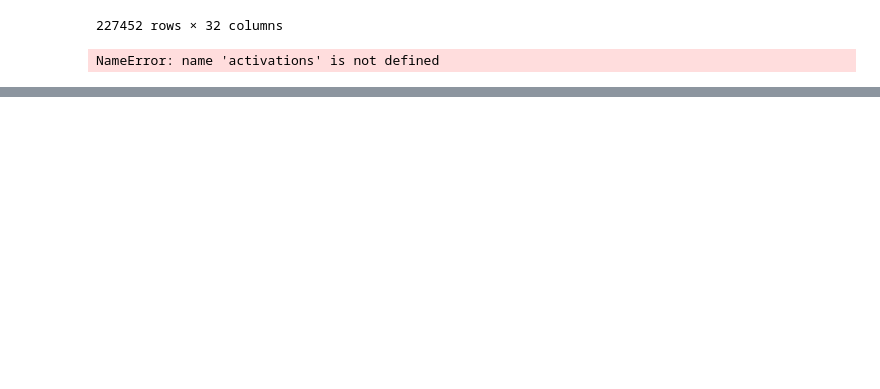
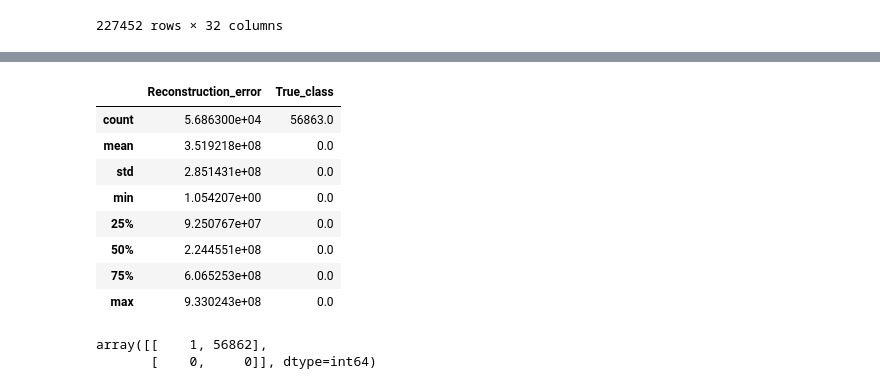
Before and after one commit to MlekoZjad/ML_2024, a Jupyter notebook: Credit fraud.ipynb, the cells around one changed output, grey strips where cells are left out. Cells and saved outputs as stored; diff of their text form; code cells hidden in the pictures; blank space fills up the shorter version.

```diff
--- a/Credit fraud.ipynb
+++ b/Credit fraud.ipynb
@@ -364,8 +366,9 @@ autoencoder = models.Sequential([encoder, decoder])
 
 # autoencoder
 autoencoder.compile(
-loss=losses.MSE,
+loss=losses.MeanSquaredError(),
+#loss=losses.MSE,
 optimizer=optimizers.Adam(),
-metrics=[metrics.mean_squared_error])
+# metrics=[metrics.mean_squared_error])
+metrics=[metrics.MeanSquaredError()]
+)
-# %% [output]
-NameError: name 'activations' is not defined
@@ -371,0 +377,8 @@ NameError: name 'activations' is not defined
+# %%
+import numpy as np
+test_x_predictions = autoencoder.predict(X_test)
+mse = np.mean(np.power(X_test - test_x_predictions, 2), axis=1)
+error_df = pd.DataFrame({'Reconstruction_error': mse,
+'True_class': y_test})
+error_df.describe()
+# %% [output]
@@ -371,0 +386,18 @@ NameError: name 'activations' is not defined
+|  | Reconstruction_error | True_class |
+| count | 5.686300e+04 | 56863.0 |
+| mean | 3.519218e+08 | 0.0 |
+| std | 2.851431e+08 | 0.0 |
+| min | 1.054207e+00 | 0.0 |
+| 25% | 9.250767e+07 | 0.0 |
+| 50% | 2.244551e+08 | 0.0 |
+| 75% | 6.065253e+08 | 0.0 |
+| max | 9.330243e+08 | 0.0 |
+# %%
+threshold_fixed = 4
+pred_y = [1 if e > threshold_fixed else 0 for e in
+error_df.Reconstruction_error.values]
+conf_matrix = confusion_matrix(error_df.True_class, pred_y)
+conf_matrix
+# %% [output]
+array([[    1, 56862],
+       [    0,     0]], dtype=int64)
```
Also changed, not shown: parts of 6 cells of this notebook.
